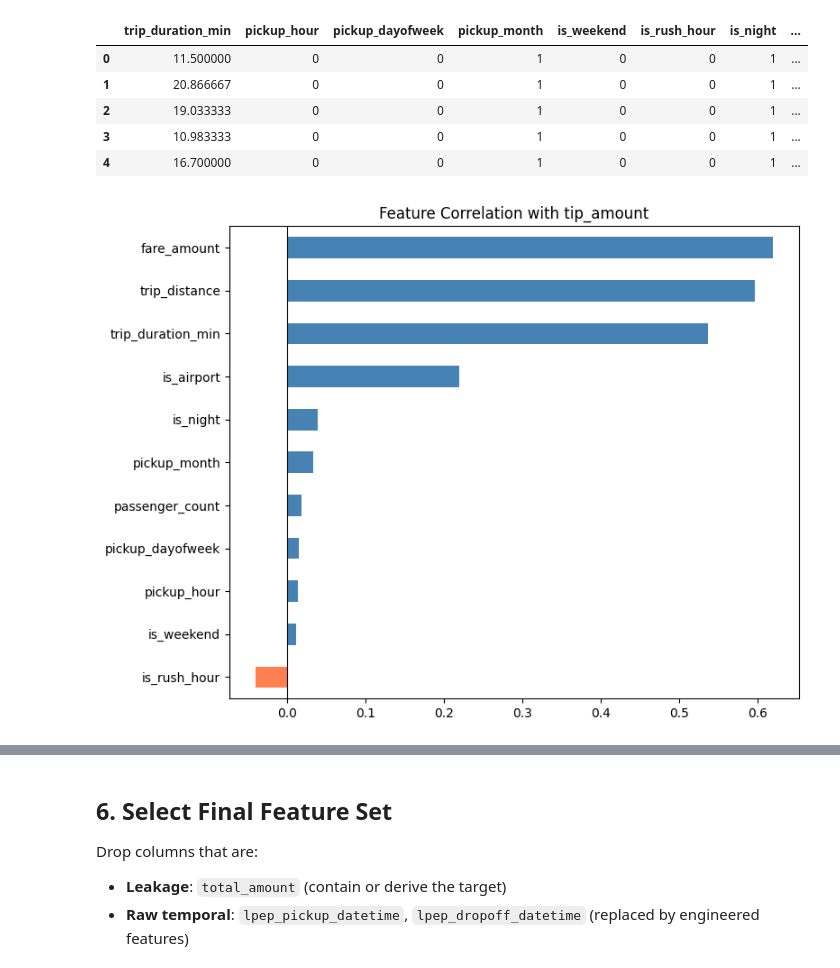
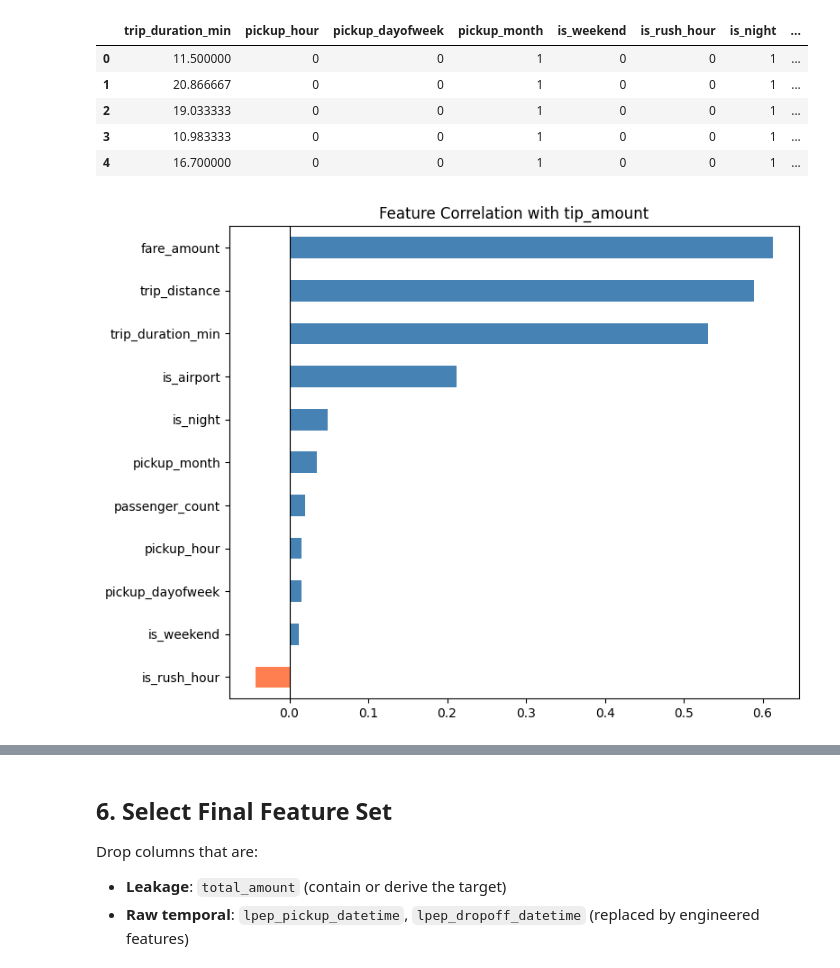
Before and after one commit to afonsosousah/MLOPS-Project, a Jupyter notebook: notebooks/02_data_preprocessing.ipynb, the cells around one changed output, grey strips where cells are left out. Drawn from its saved outputs; the diff is of its cells as text; code cells hidden in the pictures.

```diff
--- a/notebooks/02_data_preprocessing.ipynb
+++ b/notebooks/02_data_preprocessing.ipynb
@@ -90,5 +95,5 @@ Loaded 1,251,593 rows, 21 columns
 # %%
-ml_raw["lpep_pickup_datetime"] = pd.to_datetime(
-    ml_raw["lpep_pickup_datetime"]
-)
+#ml_raw["lpep_pickup_datetime"] = pd.to_datetime(
+#    ml_raw["lpep_pickup_datetime"]
+#)
 # %%
@@ -184,7 +180,8 @@ def clean_data(df: pd.DataFrame) -> pd.DataFrame:
     return df.reset_index(drop=True)
 
 
-train_clean = clean_data(train_df)
+#train_clean = clean_data(train_df)
 print()
-val_clean = clean_data(val_df)
+#val_clean = clean_data(val_df)
+data_clean =clean_data(ml_raw)
 # %% [output]
@@ -251,9 +241,12 @@ def engineer_features(df: pd.DataFrame) -> pd.DataFrame:
     return df
 
 
-train_feat = engineer_features(train_clean)
-val_feat = engineer_features(val_clean)
+#train_feat = engineer_features(train_clean)
+#val_feat = engineer_features(val_clean)
 
-print("Train features shape:", train_feat.shape)
-print("Val features shape: ", val_feat.shape)
+#print("Train features shape:", train_feat.shape)
+#print("Val features shape: ", val_feat.shape)
+
+data_feat = engineer_features(data_clean)
+print("Val features shape: ", data_feat.shape)
 # %% [output]
@@ -274,20 +266,20 @@ train_feat[new_cols].head()
 # %%
 # Correlation of engineered features with target
 numeric_cols = ['trip_duration_min', 'pickup_hour', 'pickup_dayofweek', 'pickup_month',
                 'is_weekend', 'is_rush_hour', 'is_night',
                  'is_airport',"tip_amount",
                 'trip_distance', 'fare_amount', 'passenger_count',]
 
-corr = train_feat[numeric_cols].corr()['tip_amount'].drop('tip_amount').sort_values()
+corr = data_feat[numeric_cols].corr()['tip_amount'].drop('tip_amount').sort_values()
 
 plt.figure(figsize=(8, 6))
 corr.plot(kind='barh', color=['coral' if v < 0 else 'steelblue' for v in corr])
 plt.axvline(0, color='black', linewidth=0.8)
 plt.title('Feature Correlation with tip_amount')
 plt.tight_layout()
 plt.show()
 # %% [output]
-[figure, old version]
+[figure, new version]
 # %%
 numeric_cols = [
     'trip_duration_min', 'trip_distance', 'fare_amount', 'passenger_count',
```
Also changed, not shown: parts of 22 cells of this notebook, 2 other files.
